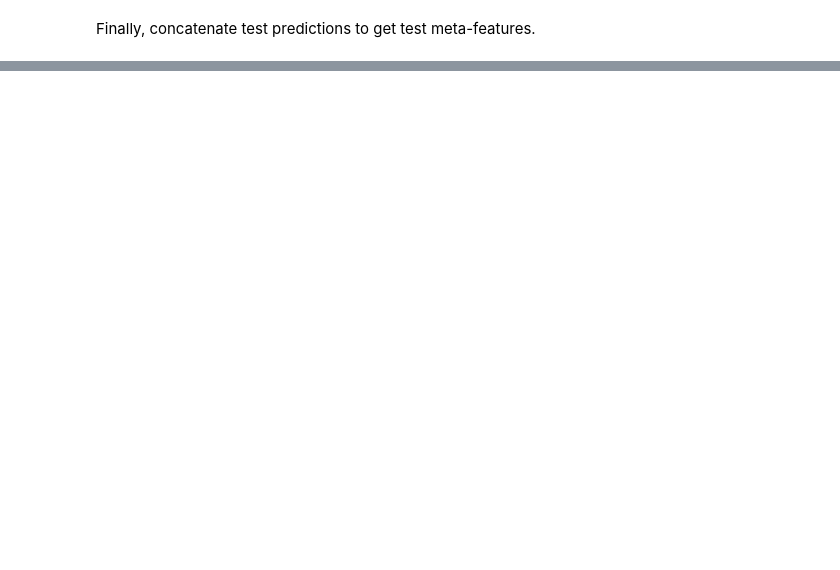
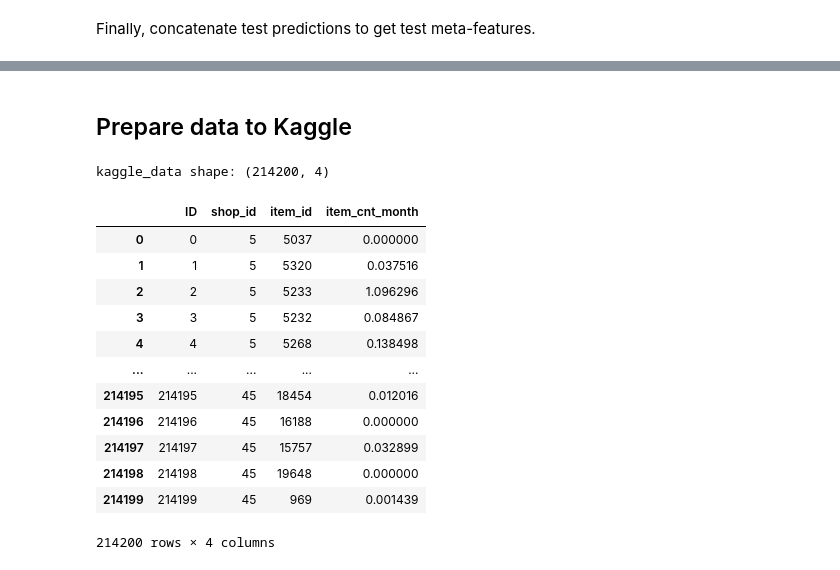
Before and after one commit to ddmitry80/coursera_how_to_win_kaggle, a Jupyter notebook: Final_project/simple_ensemble.ipynb, the cells around one changed output, grey strips where cells are left out. Cells and saved outputs as stored; diff of their text form; code cells hidden in the pictures; blank space fills up the shorter version.

Commit message:
First Kaggle submission

```diff
--- a/Final_project/simple_ensemble.ipynb
+++ b/Final_project/simple_ensemble.ipynb
@@ -22,6 +22,9 @@ import xgboost as xgb
 # Train/test split
 # %% [markdown]
 For a sake of the programming assignment, let's artificially split the data into train and test. We will treat last month data as the test set.
+# %%
+# Will we save intermediate models?
+save_models = True
 # %%
 all_data = pd.read_parquet('data/all_data.parquet')
 # print('Columns:', all_data.columns)
@@ -341,3 +291,10 @@ Finally, concatenate test predictions to get test meta-features.
+# %%
+# Load pickled predictors
+if save_models:
+    model_lr  = pickle.load(open('data/sa-model_lr.pkl', "rb"))
+    model_lgb = pickle.load(open('data/sa-model_lgb.pkl', "rb"))
+    model_cbr = pickle.load(open('data/sa-model_cbr.pkl', "rb"))
+    model_xgb = pickle.load(open('data/sa-model_xgb.pkl', "rb"))
 # %%
 %%time
 # Make predictions for test data
@@ -397,0 +417,31 @@ print(f'Test RMSE for CatBoost L2 is {np.sqrt(mean_squared_error(y_test, test_l2
+# %% [markdown]
+## Prepare data to Kaggle
+# %%
+# Make submission
+tests = pd.read_csv('../readonly/final_project_data/test.csv.gz')
+export_pred = l2_model_lr.predict(X_target_level2)
+
+kaggle_data = tests.merge(
+    pd.DataFrame(np.c_[X_target[['shop_id', 'item_id']], export_pred],
+                 columns=['shop_id', 'item_id', 'item_cnt_month']) )
+kaggle_data['item_cnt_month'].clip(0, 20, inplace=True)
+
+kaggle_data[['ID', 'item_cnt_month']].to_csv('simple_ensemble.csv', index=False)
+
+print('kaggle_data shape:', kaggle_data.shape)
+kaggle_data
+# %% [output]
+kaggle_data shape: (214200, 4)
+|  | ID | shop_id | item_id | item_cnt_month |
+| 0 | 0 | 5 | 5037 | 0.000000 |
+| 1 | 1 | 5 | 5320 | 0.037516 |
+| 2 | 2 | 5 | 5233 | 1.096296 |
+| 3 | 3 | 5 | 5232 | 0.084867 |
+| 4 | 4 | 5 | 5268 | 0.138498 |
+| ... | ... | ... | ... | ... |
+| 214195 | 214195 | 45 | 18454 | 0.012016 |
+| 214196 | 214196 | 45 | 16188 | 0.000000 |
+| 214197 | 214197 | 45 | 15757 | 0.032899 |
+| 214198 | 214198 | 45 | 19648 | 0.000000 |
+| 214199 | 214199 | 45 | 969 | 0.001439 |
+214200 rows × 4 columns
```
Also changed, not shown: parts of 30 cells of this notebook, 2 other files.
